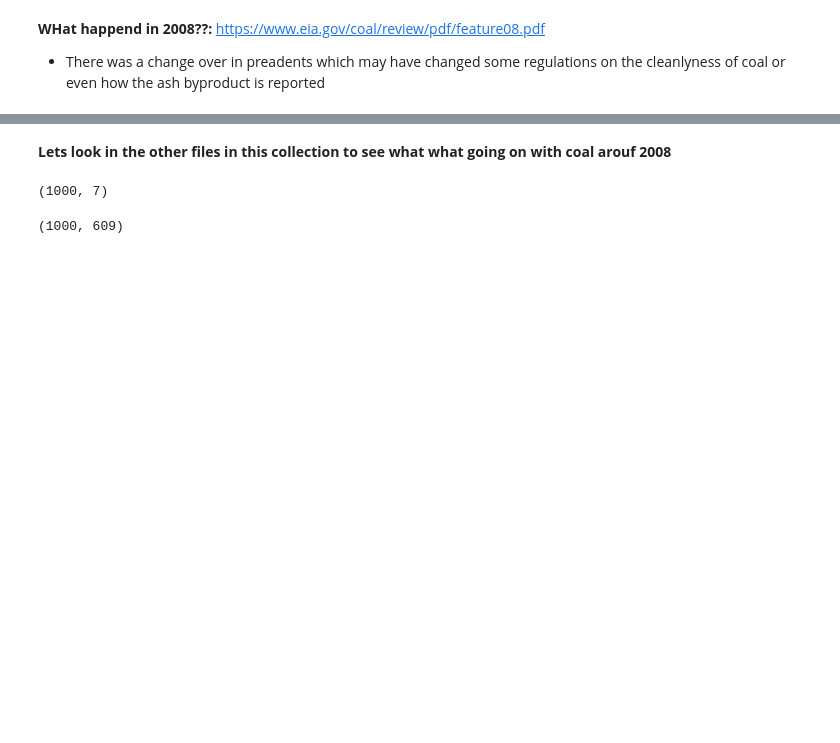
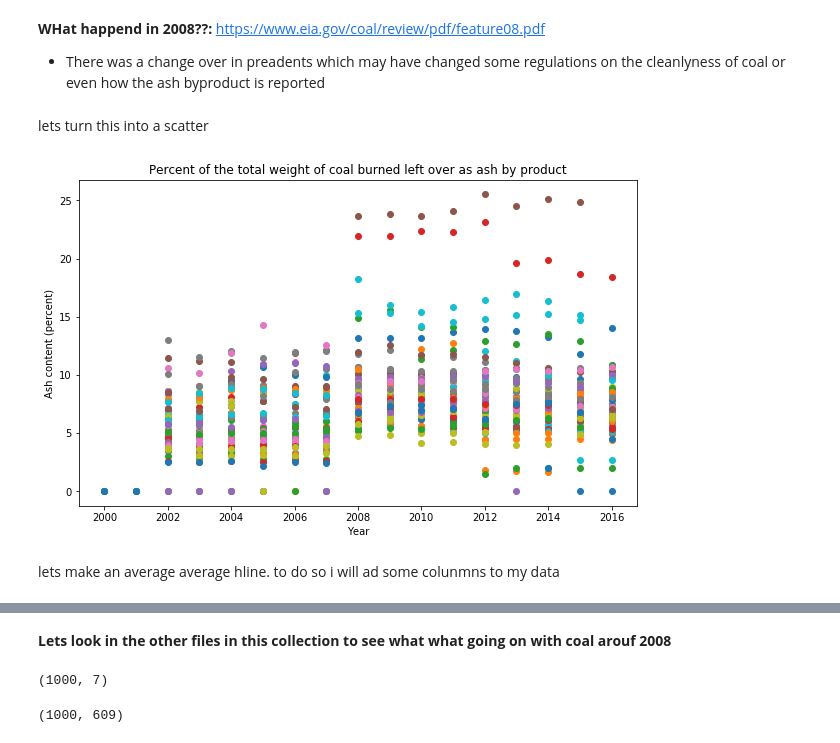
Before and after one commit to Iguanacolossus/energy-statistics, a Jupyter notebook: exploration.ipynb, the cells around one changed output, grey strips where cells are left out. Cells and saved outputs as stored; diff of their text form; code cells hidden in the pictures; blank space fills up the shorter version.

```diff
--- a/exploration.ipynb
+++ b/exploration.ipynb
@@ -248,3 +349,22 @@ plt.savefig('coal-ash.png');
 **WHat happend in 2008??:**
  https://www.eia.gov/coal/review/pdf/feature08.pdf
  - There was a change over in preadents which  may have changed some regulations on the cleanlyness of coal or even how the ash byproduct is reported
+# %% [markdown]
+lets turn this into a scatter
+# %%
+### lets try and get scatterplot to lay on top of each
+x = np.arange(2000,2017)
+
+fig, axs = plt.subplots()
+fig.set_size_inches(10,6)
+for col in ash_anual_groupy.columns:
+    axs.plot(x,ash_anual_groupy[col],'o')
+#axs.legend()
+axs.set_title('Percent of the total weight of coal burned left over as ash by product')
+axs.set_xlabel('Year')
+axs.set_ylabel('Ash content (percent)')
+plt.savefig('images/ave-coal-ash.png');
+# %% [output]
+[figure, added]
+# %% [markdown]
+lets make an average average hline. to do so i will ad some colunmns to my data
```
Also changed, not shown: parts of 72 cells of this notebook, 19 other files.
